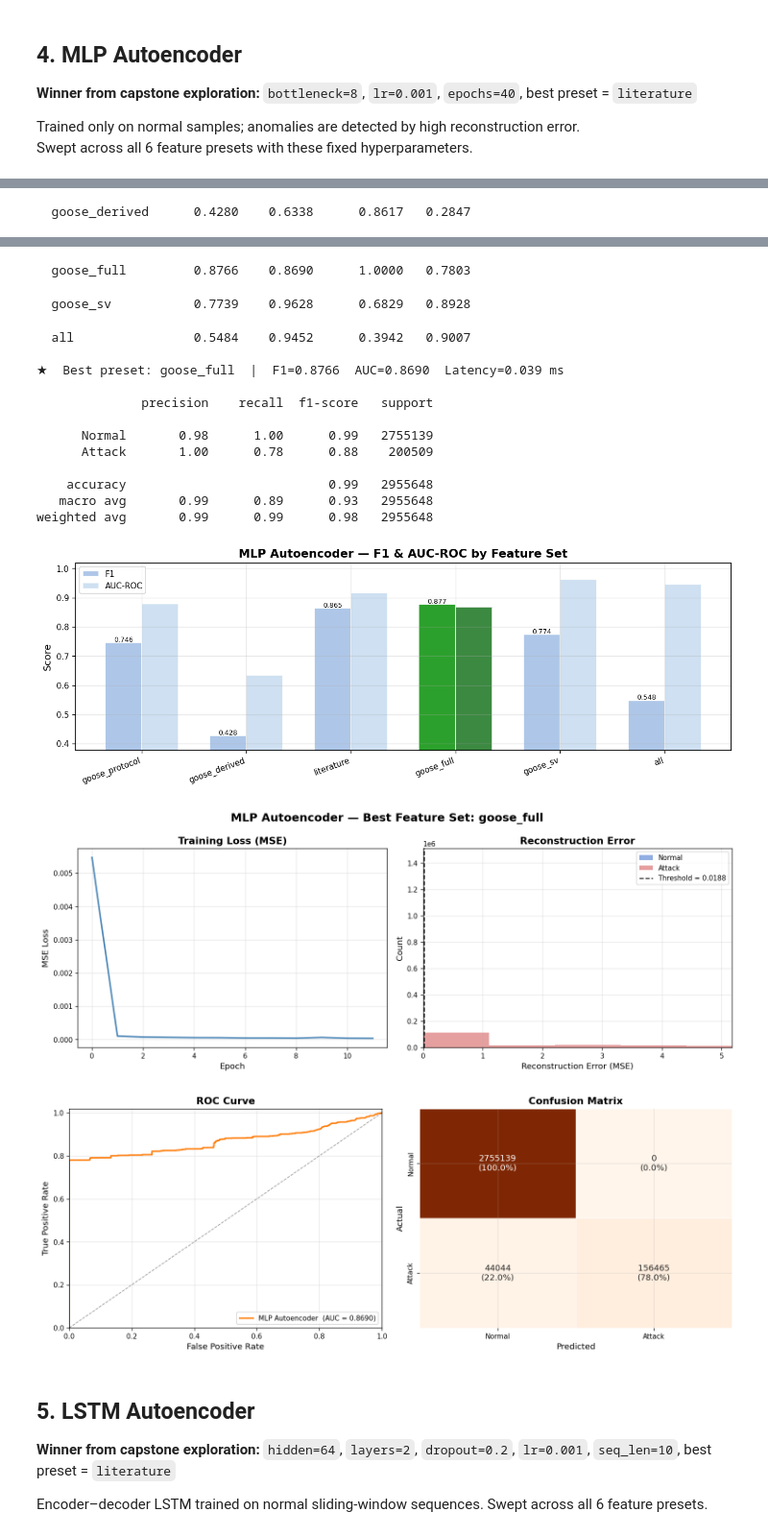
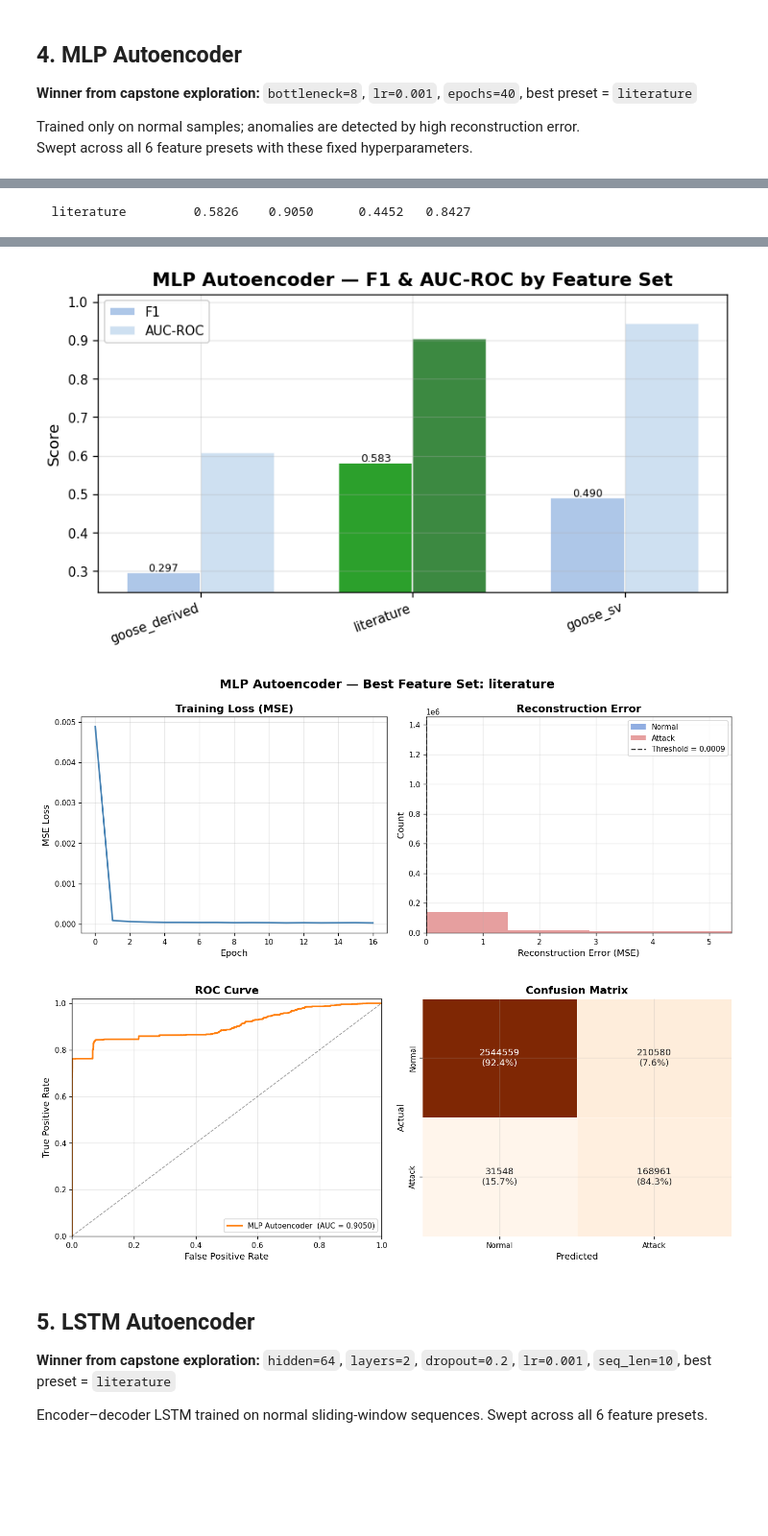
Before and after one commit to josephmoore99/Capstone-Project-IEC-61850-Anomaly-Detection, a Jupyter notebook: optimized_models.ipynb, the cells around one changed output, grey strips where cells are left out. Shown at 96% size. Cells and saved outputs as stored; diff of their text form; code cells hidden in the pictures; blank space fills up the shorter version.

```diff
--- a/optimized_models.ipynb
+++ b/optimized_models.ipynb
@@ -170,7 +251,7 @@ FEATURE_PRESETS = {
 }
 
 # Ordered list of presets evaluated in every model's feature-set sweep
-SWEEP_PRESETS = ['goose_protocol', 'goose_derived', 'literature', 'goose_full', 'goose_sv', 'all']
+SWEEP_PRESETS = ['goose_derived', 'literature', 'goose_sv']
 
 _data_cache: dict   = {}
 _loader_cache: dict = {}   # keyed by (preset, seq_len) — shared across all seq models
@@ -244,7 +325,7 @@ class SequenceDataset(Dataset):
 
 def build_sequence_loaders(X_tr, y_tr, X_te, y_te,
                            seq_len=10, batch_size=512,
-                           max_train=300_000, max_test=500_000):
+                           max_train=400_000, max_test=500_000):
     train_ds  = SequenceDataset(X_tr, y_tr, seq_len, normal_only=True,
                                 max_samples=max_train, verbose=False)
     test_ds   = SequenceDataset(X_te, y_te, seq_len, normal_only=False,
@@ -312,7 +393,7 @@ def build_mlp_ae(in_dim: int, bottleneck: int) -> nn.Sequential:
 # ══════════════════════════════════════════════════════════════════════════════
 # TRAINING HELPERS
 # ══════════════════════════════════════════════════════════════════════════════
-def train_ae_flat(model, train_dl, n_epochs, lr, dev, desc='AE', patience=10):
+def train_ae_flat(model, train_dl, n_epochs, lr, dev, desc='AE', patience=15):
     opt, crit = optim.Adam(model.parameters(), lr=lr), nn.MSELoss()
     scaler    = GradScaler('cuda', enabled=(dev.type == 'cuda'))
     losses, best_l, wait = [], float('inf'), 0
@@ -333,7 +414,7 @@ def train_ae_flat(model, train_dl, n_epochs, lr, dev, desc='AE', patience=10):
     return losses
 
 
-def train_seq_model(model, train_dl, n_epochs, lr, dev, desc='Model', patience=10):
+def train_seq_model(model, train_dl, n_epochs, lr, dev, desc='Model', patience=15):
     opt, crit = optim.Adam(model.parameters(), lr=lr), nn.MSELoss()
     scaler    = GradScaler('cuda', enabled=(dev.type == 'cuda'))
     losses, best_l, wait = [], float('inf'), 0
@@ -663,20 +743,20 @@ print(classification_report(best_ae['y_te'], best_ae['y_pred'],
                              target_names=['Normal', 'Attack']))
 
 # ── Chart 1: F1 & AUC by feature set ──────────────────────────────────────────
-fig, ax = plt.subplots(figsize=(11, 4))
+fig, ax = plt.subplots(figsize=(7, 4))
 plot_preset_sweep(ax, ae_preset_metrics, best_ae_preset,
                   'MLP Autoencoder — F1 & AUC-ROC by Feature Set')
 plt.tight_layout(); plt.show()
 
 # ── Chart 2: Training loss + Reconstruction error (best preset) ───────────────
-fig, (ax1, ax2) = plt.subplots(1, 2, figsize=(13, 5))
+fig, (ax1, ax2) = plt.subplots(1, 2, figsize=(12, 5))
 fig.suptitle(f'MLP Autoencoder — Best Feature Set: {best_ae_preset}', fontweight='bold')
 plot_loss(ax1, best_ae['losses'])
 plot_error_dist(ax2, best_ae['errors'], best_ae['y_te'], best_ae['threshold'])
 plt.tight_layout(); plt.show()
 
 # ── Chart 3: ROC + Confusion Matrix (best preset) ─────────────────────────────
-fig, (ax1, ax2) = plt.subplots(1, 2, figsize=(13, 5))
+fig, (ax1, ax2) = plt.subplots(1, 2, figsize=(12, 5))
 fpr, tpr, _ = roc_curve(best_ae['y_te'], best_ae['errors'])
 plot_roc(ax1, fpr, tpr, best_ae['auc_roc'], label='MLP Autoencoder', color='#ff7f0e')
 plot_cm(ax2, confusion_matrix(best_ae['y_te'], best_ae['y_pred']), cmap='Oranges')
@@ -691 +771 @@ MLP Autoencoder — feature-set sweep
-  goose_derived      0.4280    0.6338      0.8617   0.2847
+  literature         0.5826    0.9050      0.4452   0.8427
@@ -693,20 +784,6 @@ MLP Autoencoder — feature-set sweep
-  goose_full         0.8766    0.8690      1.0000   0.7803
-  goose_sv           0.7739    0.9628      0.6829   0.8928
-  all                0.5484    0.9452      0.3942   0.9007
-
-★  Best preset: goose_full  |  F1=0.8766  AUC=0.8690  Latency=0.039 ms
-
-              precision    recall  f1-score   support
-
-      Normal       0.98      1.00      0.99   2755139
-      Attack       1.00      0.78      0.88    200509
-
-    accuracy                           0.99   2955648
-   macro avg       0.99      0.89      0.93   2955648
-weighted avg       0.99      0.99      0.98   2955648
-[figure, old version]
+[figure, new version]
-[figure, old version]
+[figure, new version]
-[figure, old version]
+[figure, new version]
 # %% [markdown]
 ## 5. LSTM Autoencoder
 
```
Also changed, not shown: parts of 13 cells of this notebook.
